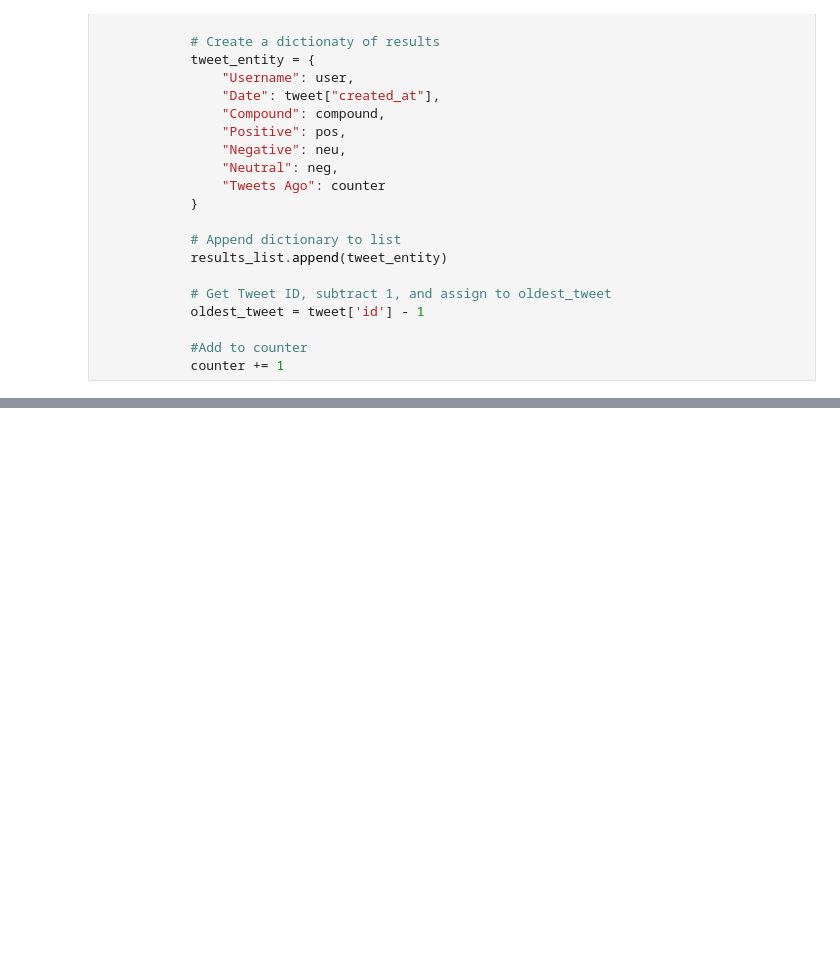
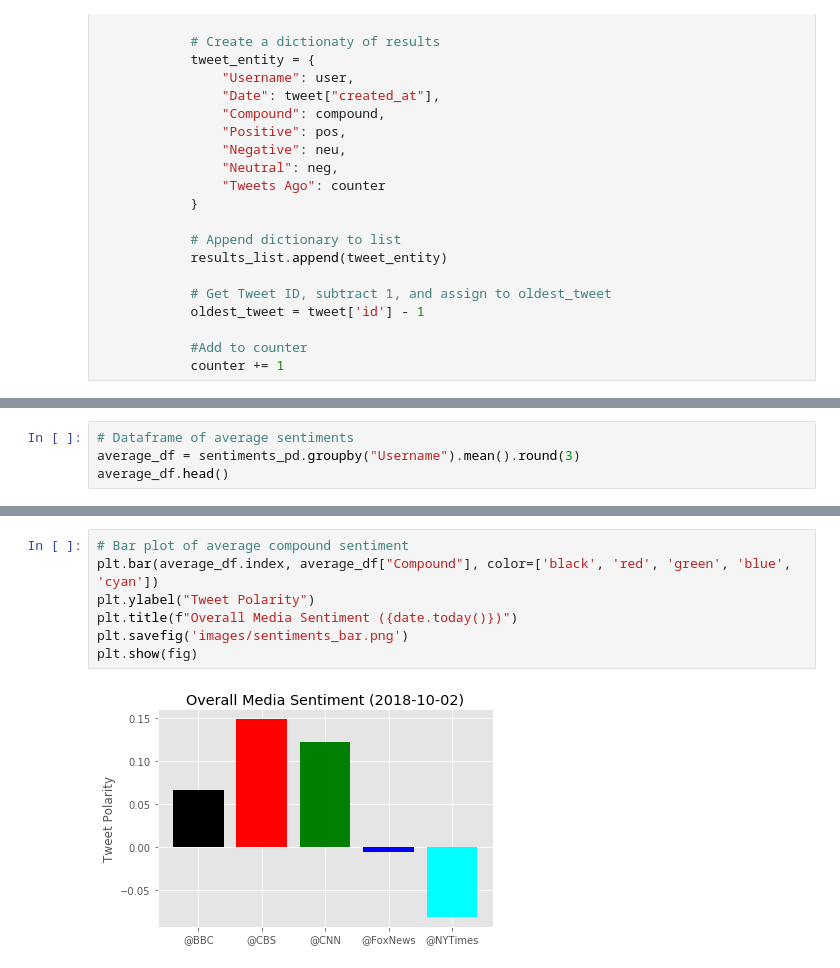
Before and after one commit to Tom2shoes/sentiment_analysis, a Jupyter notebook: twitter_analysis.ipynb, the cells around one changed output, grey strips where cells are left out. Cells and saved outputs as stored; diff of their text form; blank space fills up the shorter version.

```diff
--- a/twitter_analysis.ipynb
+++ b/twitter_analysis.ipynb
@@ -76,0 +104,4 @@ sentiments_pd.shape
+# %%
+# Dataframe of average sentiments
+average_df = sentiments_pd.groupby("Username").mean().round(3)
+average_df.head()
@@ -76,0 +116,9 @@ sentiments_pd.shape
+# %%
+# Bar plot of average compound sentiment
+plt.bar(average_df.index, average_df["Compound"], color=['black', 'red', 'green', 'blue', 'cyan'])
+plt.ylabel("Tweet Polarity")
+plt.title(f"Overall Media Sentiment ({date.today()})")
+plt.savefig('images/sentiments_bar.png')
+plt.show(fig)
+# %% [output]
+[figure, added]
```
Also changed, not shown: parts of 5 cells of this notebook, 3 other files.
